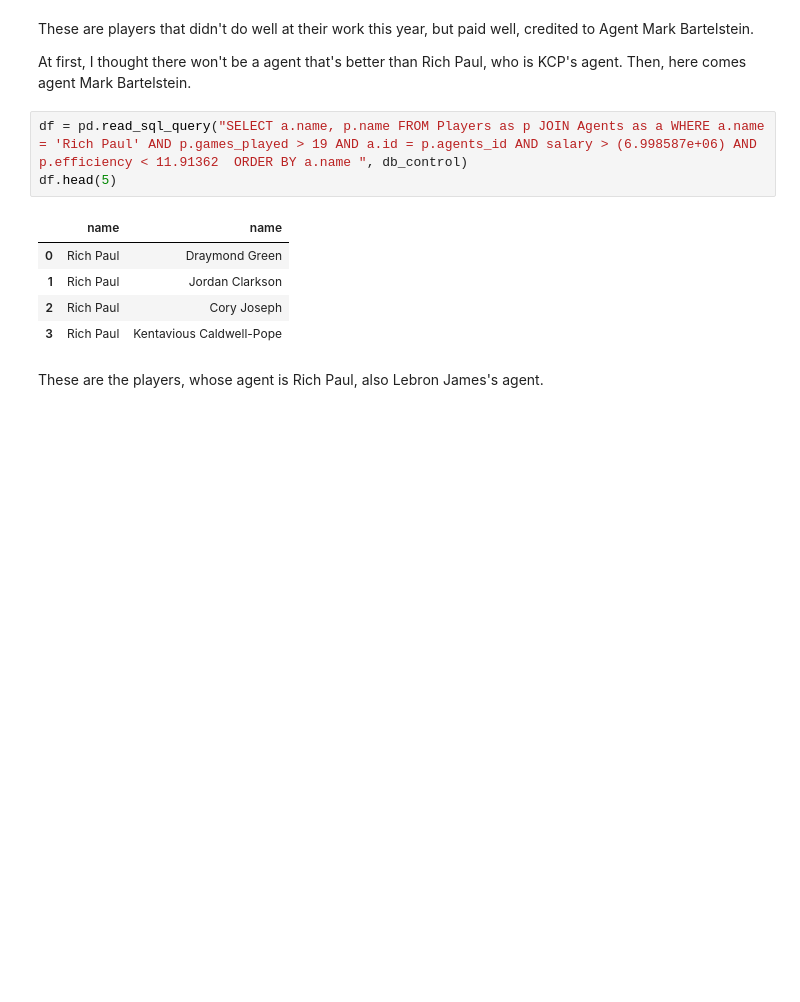
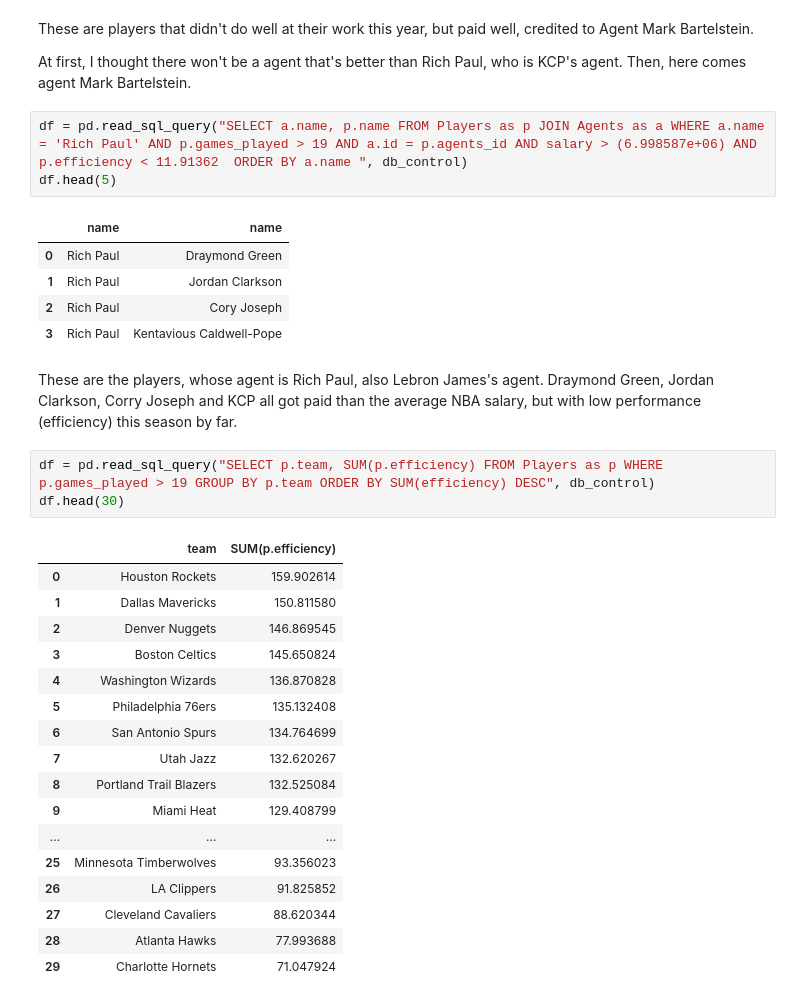
Before and after one commit to my9143434/NBA_salary_static, a Jupyter notebook: yiting_lin.ipynb, the cells around one changed output. Saved outputs shown, nothing was run; the diff lists cells and outputs as text; blank space fills up the shorter version.

```diff
--- a/yiting_lin.ipynb
+++ b/yiting_lin.ipynb
@@ -198,4 +233,25 @@ df.head(5)
 | 2 | Rich Paul | Cory Joseph |
 | 3 | Rich Paul | Kentavious Caldwell-Pope |
 # %% [markdown]
-These are the players, whose agent is Rich Paul, also Lebron James's agent.
+These are the players, whose agent is Rich Paul, also Lebron James's agent. Draymond Green, Jordan Clarkson, Corry Joseph and KCP all got paid than the average NBA salary, but with low performance (efficiency) this season by far.
+# %%
+df = pd.read_sql_query("SELECT p.team, SUM(p.efficiency) FROM Players as p WHERE p.games_played > 19 GROUP BY p.team ORDER BY SUM(efficiency) DESC", db_control)
+df.head(30)
+# %% [output]
+|  | team | SUM(p.efficiency) |
+| 0 | Houston Rockets | 159.902614 |
+| 1 | Dallas Mavericks | 150.811580 |
+| 2 | Denver Nuggets | 146.869545 |
+| 3 | Boston Celtics | 145.650824 |
+| 4 | Washington Wizards | 136.870828 |
+| 5 | Philadelphia 76ers | 135.132408 |
+| 6 | San Antonio Spurs | 134.764699 |
+| 7 | Utah Jazz | 132.620267 |
+| 8 | Portland Trail Blazers | 132.525084 |
+| 9 | Miami Heat | 129.408799 |
+| ... | ... | ... |
+| 25 | Minnesota Timberwolves | 93.356023 |
+| 26 | LA Clippers | 91.825852 |
+| 27 | Cleveland Cavaliers | 88.620344 |
+| 28 | Atlanta Hawks | 77.993688 |
+| 29 | Charlotte Hornets | 71.047924 |
```
Also changed, not shown: parts of 19 cells of this notebook.
